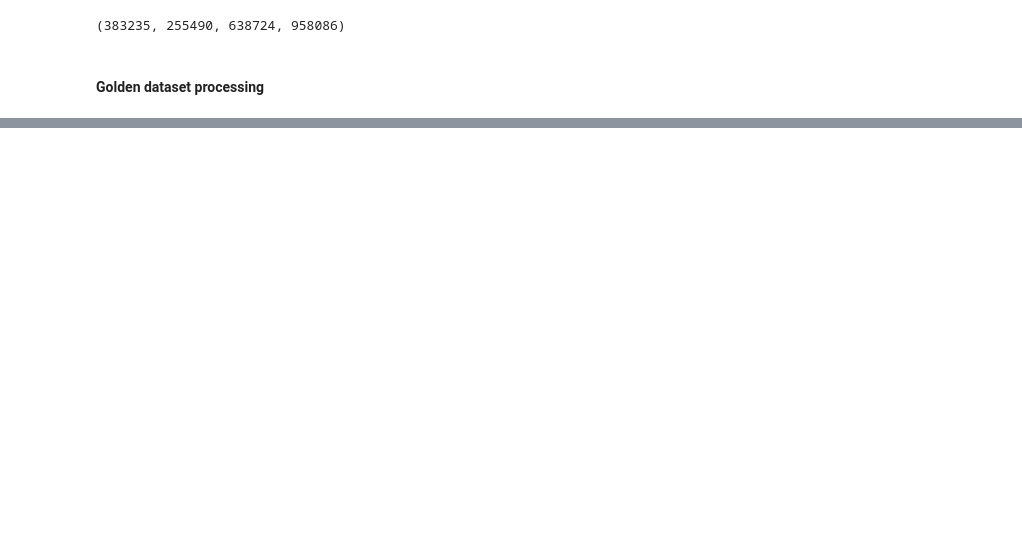
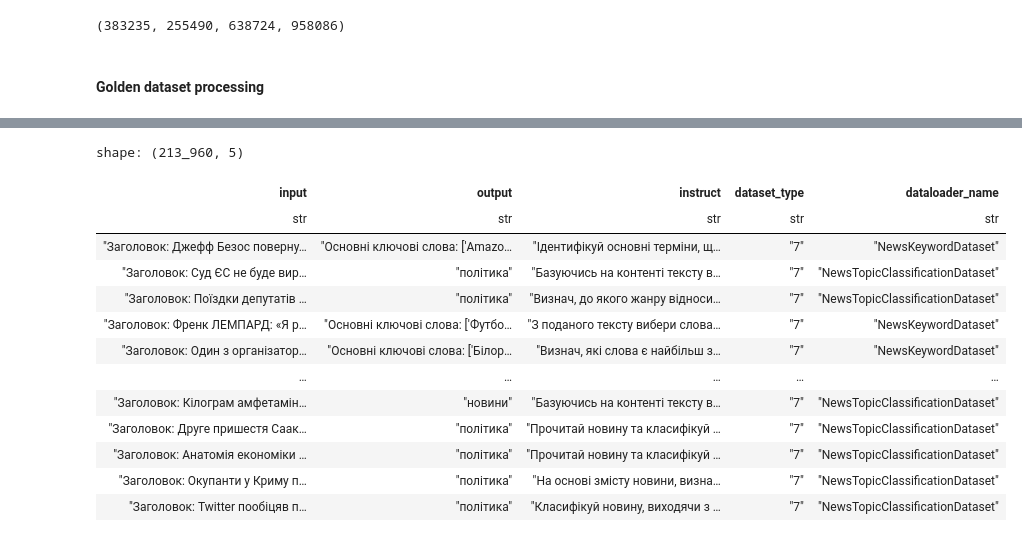
Before and after one commit to ostapbodnar/md-models-training-and-evaluation, a Jupyter notebook: notebooks/dataset_merging_and_spliting.ipynb, the cells around one changed output, grey strips where cells are left out. Drawn from its saved outputs; the diff is of its cells as text; code cells hidden in the pictures; blank space fills up the shorter version.

Commit message:
Training notebooks

```diff
--- a/notebooks/dataset_merging_and_spliting.ipynb
+++ b/notebooks/dataset_merging_and_spliting.ipynb
@@ -114,0 +120,18 @@ test_df.write_csv(golden_split_folder / 'test.tsv', separator='\t', quote_char='
+# %%
+df = pl.read_csv("/Users/ostapbodnar/Desktop/NULP/магрістратура/диплом/repos/llm_evaluation/data/merged_dataset/golden/golden_split/train.tsv", separator='\t', quote_char='\"', infer_schema=False).sample(fraction=1, shuffle=True)
+df
+# %% [output]
+shape: (213_960, 5)
+| input | output | instruct | dataset_type | dataloader_name |
+| str | str | str | str | str |
+| "Заголовок: Джефф Безос поверну… | "Основні ключові слова: ['Amazo… | "Ідентифікуй основні терміни, щ… | "7" | "NewsKeywordDataset" |
+| "Заголовок: Суд ЄС не буде вир… | "політика" | "Базуючись на контенті тексту в… | "7" | "NewsTopicClassificationDataset" |
+| "Заголовок: Поїздки депутатів … | "політика" | "Визнач, до якого жанру відноси… | "7" | "NewsTopicClassificationDataset" |
+| "Заголовок: Френк ЛЕМПАРД: «Я р… | "Основні ключові слова: ['Футбо… | "З поданого тексту вибери слова… | "7" | "NewsKeywordDataset" |
+| "Заголовок: Один з організатор… | "Основні ключові слова: ['Білор… | "Визнач, які слова є найбільш з… | "7" | "NewsKeywordDataset" |
+| … | … | … | … | … |
+| "Заголовок: Кілограм амфетамін… | "новини" | "Базуючись на контенті тексту в… | "7" | "NewsTopicClassificationDataset" |
+| "Заголовок: Друге пришестя Саак… | "політика" | "Прочитай новину та класифікуй … | "7" | "NewsTopicClassificationDataset" |
+| "Заголовок: Анатомія економіки … | "політика" | "Прочитай новину та класифікуй … | "7" | "NewsTopicClassificationDataset" |
+| "Заголовок: Окупанти у Криму п… | "політика" | "На основі змісту новини, визна… | "7" | "NewsTopicClassificationDataset" |
+| "Заголовок: Twitter пообіцяв п… | "політика" | "Класифікуй новину, виходячи з … | "7" | "NewsTopicClassificationDataset" |
```
Also changed, not shown: parts of 7 cells of this notebook, 11 other files.
